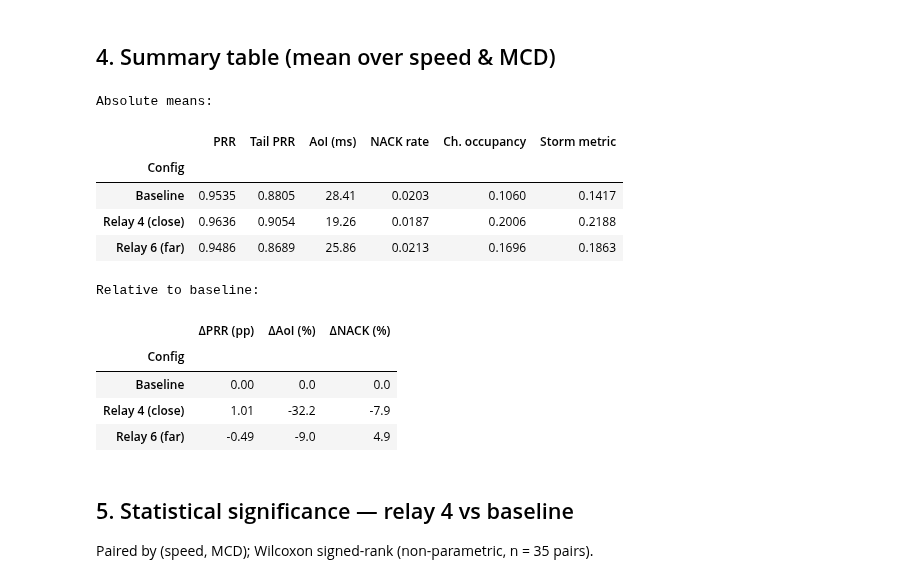
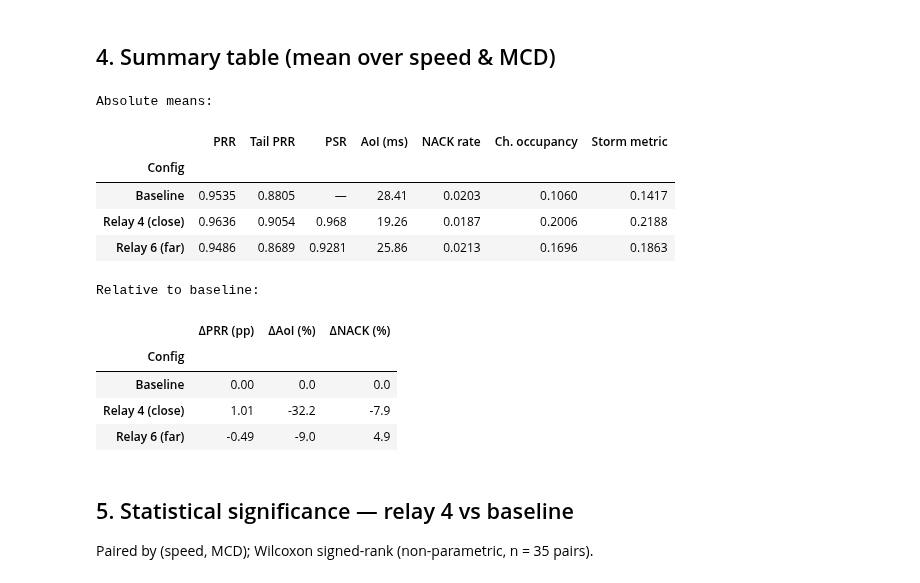
Before and after one commit to 0had0/groupcast-adaptation-ns3, a Jupyter notebook: scratch_overlay/relay_storm_eval/analysis.ipynb, the cells around one changed output. Cells and saved outputs as stored; diff of their text form; code cells hidden in the pictures.

```diff
--- a/scratch_overlay/relay_storm_eval/analysis.ipynb
+++ b/scratch_overlay/relay_storm_eval/analysis.ipynb
@@ -866,0 +895,15 @@ Verifying the two main effects:
+# %%
+# PSR lives in the relay rows of sweep_aggregate.csv (blank for baselines).
+psr_cols = ['psr_agg_mean','psr_agg_min','psr_agg_max','psr_agg_p5','psr_agg_p95',
+            'relay_decoded_agg_mean','relay_forwarded_agg_mean','leader_tx_total_agg_mean']
+have_psr = all(c in agg.columns for c in psr_cols) and relay4['psr_agg_mean'].notna().any()
+print('PSR columns present & populated:', have_psr)
+if have_psr:
+    for df,key in [(relay4,'r4'),(relay6,'r6')]:
+        d = df.dropna(subset=['psr_agg_mean'])
+        miss = d['leader_tx_total_agg_mean'].mean() - d['relay_forwarded_agg_mean'].mean()
+        print(f"{LBL[key]:24s}: PSR={d['psr_agg_mean'].mean():.4f}  "
+              f"(min {d['psr_agg_min'].min():.4f}, max {d['psr_agg_max'].max():.4f})  "
+              f"forwarded={d['relay_forwarded_agg_mean'].mean():.0f}/"
+              f"{d['leader_tx_total_agg_mean'].mean():.0f}  "
+              f"missed={miss:.0f} ({miss/d['leader_tx_total_agg_mean'].mean()*100:.1f}%)")
@@ -866,0 +960,26 @@ Verifying the two main effects:
+# %%
+# --- Tie PSR back to the worst-PRR verdict: does low PSR push relay6 below baseline? ---
+if have_psr:
+    base_by_sp = baseline.groupby('speed')['prr_worst_agg_mean'].mean().reindex(SPEEDS)
+    rows = []
+    for s in SPEEDS:
+        r4 = relay4[relay4.speed==s]; r6 = relay6[relay6.speed==s]
+        rows.append({
+            'speed': s, 'ivd': IVD_BY_SPEED[s],
+            'PSR r4': round(r4['psr_agg_mean'].mean(), 4),
+            'PSR r6': round(r6['psr_agg_mean'].mean(), 4),
+            'tailPRR base': round(base_by_sp[s], 4),
+            'tailPRR r4':   round(r4['prr_worst_agg_mean'].mean(), 4),
+            'tailPRR r6':   round(r6['prr_worst_agg_mean'].mean(), 4),
+            'r4 vs base':   round(r4['prr_worst_agg_mean'].mean() - base_by_sp[s], 4),
+            'r6 vs base':   round(r6['prr_worst_agg_mean'].mean() - base_by_sp[s], 4),
+        })
+    psr_tbl = pd.DataFrame(rows).set_index('speed')
+    display(psr_tbl)
+    n_r6_below = (psr_tbl['r6 vs base'] < 0).sum()
+    n_r4_below = (psr_tbl['r4 vs base'] < 0).sum()
+    print(f'Relay4 (close, PSR≈{relay4["psr_agg_mean"].mean():.3f}): tail PRR below baseline in '
+          f'{n_r4_below}/{len(SPEEDS)} operating points.')
+    print(f'Relay6 (far,   PSR≈{relay6["psr_agg_mean"].mean():.3f}): tail PRR below baseline in '
+          f'{n_r6_below}/{len(SPEEDS)} operating points.')
+    print('=> The ~4 pp lower PSR of the far relay is enough to flip its tail-PRR contribution negative.')
@@ -868,35 +1000,39 @@ Verifying the two main effects:
 ## 4. Summary table (mean over speed & MCD)
 # %%
 def stat(df, col): return df[col].mean()
+def stat_psr(df):
+    s = df['psr_agg_mean'].dropna() if 'psr_agg_mean' in df.columns else None
+    return round(s.mean(), 4) if s is not None and len(s) else '—'
 rows = []
 for key,df,name in [('b',baseline,'Baseline'),('r4',relay4,'Relay 4 (close)'),
                     ('r6',relay6,'Relay 6 (far)')]:
     rows.append({
         'Config'         : name,
         'PRR'            : round(stat(df,'prr_mean_agg_mean'), 4),
         'Tail PRR'       : round(stat(df,'prr_worst_agg_mean'), 4),
+        'PSR'            : stat_psr(df),
         'AoI (ms)'       : round(stat(df,'aoi_mean_ms_agg_mean'), 2),
         'NACK rate'      : round(stat(df,'harq_nack_rate_agg_mean'), 4),
         'Ch. occupancy'  : round(stat(df,'ch_occupancy_agg_mean'), 4),
         'Storm metric'   : round(stat(df,'storm_ratio_agg_mean'), 4),
     })
 summary = pd.DataFrame(rows).set_index('Config')
 
 base = summary.loc['Baseline']
 delta = pd.DataFrame({
     'ΔPRR (pp)'      : ((summary['PRR']      - base['PRR'])*100).round(2),
     'ΔAoI (%)'       : ((summary['AoI (ms)'] / base['AoI (ms)'] - 1)*100).round(1),
     'ΔNACK (%)'      : ((summary['NACK rate']/ base['NACK rate']- 1)*100).round(1),
 })
 print('Absolute means:'); display(summary)
 print('\nRelative to baseline:'); display(delta)
 # %% [output]
 Absolute means:
-|  | PRR | Tail PRR | AoI (ms) | NACK rate | Ch. occupancy | Storm metric |
-| Config |  |  |  |  |  |  |
-| Baseline | 0.9535 | 0.8805 | 28.41 | 0.0203 | 0.1060 | 0.1417 |
-| Relay 4 (close) | 0.9636 | 0.9054 | 19.26 | 0.0187 | 0.2006 | 0.2188 |
-| Relay 6 (far) | 0.9486 | 0.8689 | 25.86 | 0.0213 | 0.1696 | 0.1863 |
+|  | PRR | Tail PRR | PSR | AoI (ms) | NACK rate | Ch. occupancy | Storm metric |
+| Config |  |  |  |  |  |  |  |
+| Baseline | 0.9535 | 0.8805 | — | 28.41 | 0.0203 | 0.1060 | 0.1417 |
+| Relay 4 (close) | 0.9636 | 0.9054 | 0.968 | 19.26 | 0.0187 | 0.2006 | 0.2188 |
+| Relay 6 (far) | 0.9486 | 0.8689 | 0.9281 | 25.86 | 0.0213 | 0.1696 | 0.1863 |
 Relative to baseline:
 |  | ΔPRR (pp) | ΔAoI (%) | ΔNACK (%) |
 | Config |  |  |  |
```
Also changed, not shown: parts of 6 cells of this notebook, 4 other files.
